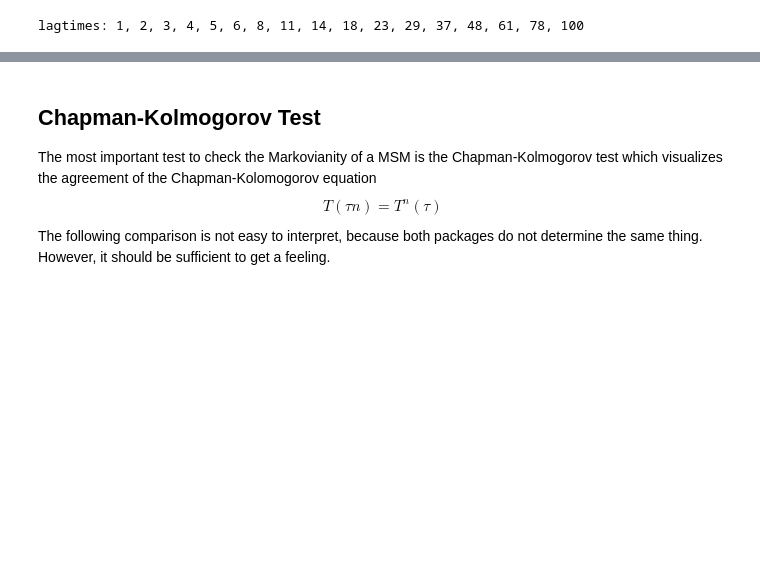
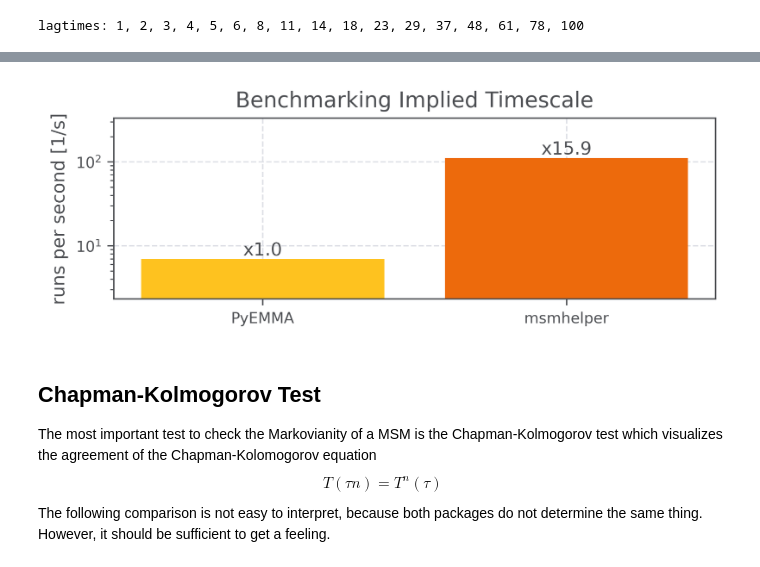
Before and after one commit to moldyn/msmhelper, a Jupyter notebook: docs/benchmark.ipynb, the cells around one changed output, grey strips where cells are left out. Cells and saved outputs as stored; diff of their text form; code cells hidden in the pictures; blank space fills up the shorter version.

```diff
--- a/docs/benchmark.ipynb
+++ b/docs/benchmark.ipynb
@@ -7,8 +7,31 @@ In general, performance depends very much on the architecture and Python/package
 # %%
 # importing packages needed for benchmark
 import msmhelper as mh
+import numpy as np
 import pyemma
-import numpy as np
+import prettypyplot as pplt
+from matplotlib import pyplot as plt
+
+# change matplotlbiu default style
+pplt.use_style(figsize=(6, 2), latex=False)
+
+
+# method to visualize results
+def visualize_benchmark_results(times, labels, title):
+    fig, ax = plt.subplots()
+
+    times = np.array([t.average for t in times])
+    bar = ax.bar(labels, 1 / times, color=plt.colormaps['paula'].colors)
+    ax.bar_label(bar,
+        labels=[f'x{fac:.1f}' for fac in times[0] / times],
+    )
+    ax.set_ylabel(r'runs per second [1/s]')
+    ax.set_ylim(np.min(1 / times) / 3, np.max(1 / times) * 3)
+    ax.set_yscale('log')
+
+    # highlight relative performance
+    ax.set_title(title)
+
 
 def generate_traj(n_steps, n_states):
     """Generate random state trajectory."""
@@ -24,10 +47,10 @@ lagtime = 100
 Using numba the source code gets compiled just-in-time on the first usage. Hence, we need to run the code once in advance to measure the performance without compilation time. For further informations see the [numba docs](https://numba.readthedocs.io/en/stable/user/5minguide.html#how-to-measure-the-performance-of-numba).
 # %%
 traj = generate_traj(n_steps, n_states),
-_ = mh.msm.estimate_markov_model(traj, lagtime=lagtime)
-_ = mh.msm.implied_timescales(traj, [lagtime], ntimescales=2)
-_ = mh.msm.ck_test(traj, [lagtime], tmax=1000)
-_ = mh.msm.timescales.propagate_MCMC(traj, lagtime, 100)
+tmp = mh.msm.estimate_markov_model(traj, lagtime=lagtime)
+tmp = mh.msm.implied_timescales(traj, [lagtime], ntimescales=2)
+tmp = mh.msm.ck_test(traj, [lagtime], tmax=1000)
+tmp = mh.msm.timescales.propagate_MCMC(traj, lagtime, 100)
 # %% [markdown]
 In the following, we compare the determination of the Markov State Model from a numpy state trajectory.
 # %%
@@ -103 +165,3 @@ with warnings.catch_warnings():
+# %%
+time_impl_mh = _
 # %%
@@ -117,3 +181,13 @@ with warnings.catch_warnings():
+# %%
+time_impl_pyemma = _
+# %%
+visualize_benchmark_results(
+    (time_impl_pyemma, time_impl_mh),
+    ('PyEMMA', 'msmhelper'),
+    f'Benchmarking Implied Timescale',
+)
+# %% [output]
+[figure, added]
 # %% [markdown]
 ## Chapman-Kolmogorov Test
 The most important test to check the Markovianity of a MSM is the Chapman-Kolmogorov test which visualizes the agreement of the Chapman-Kolomogorov equation
```
Also changed, not shown: parts of 31 cells of this notebook.
